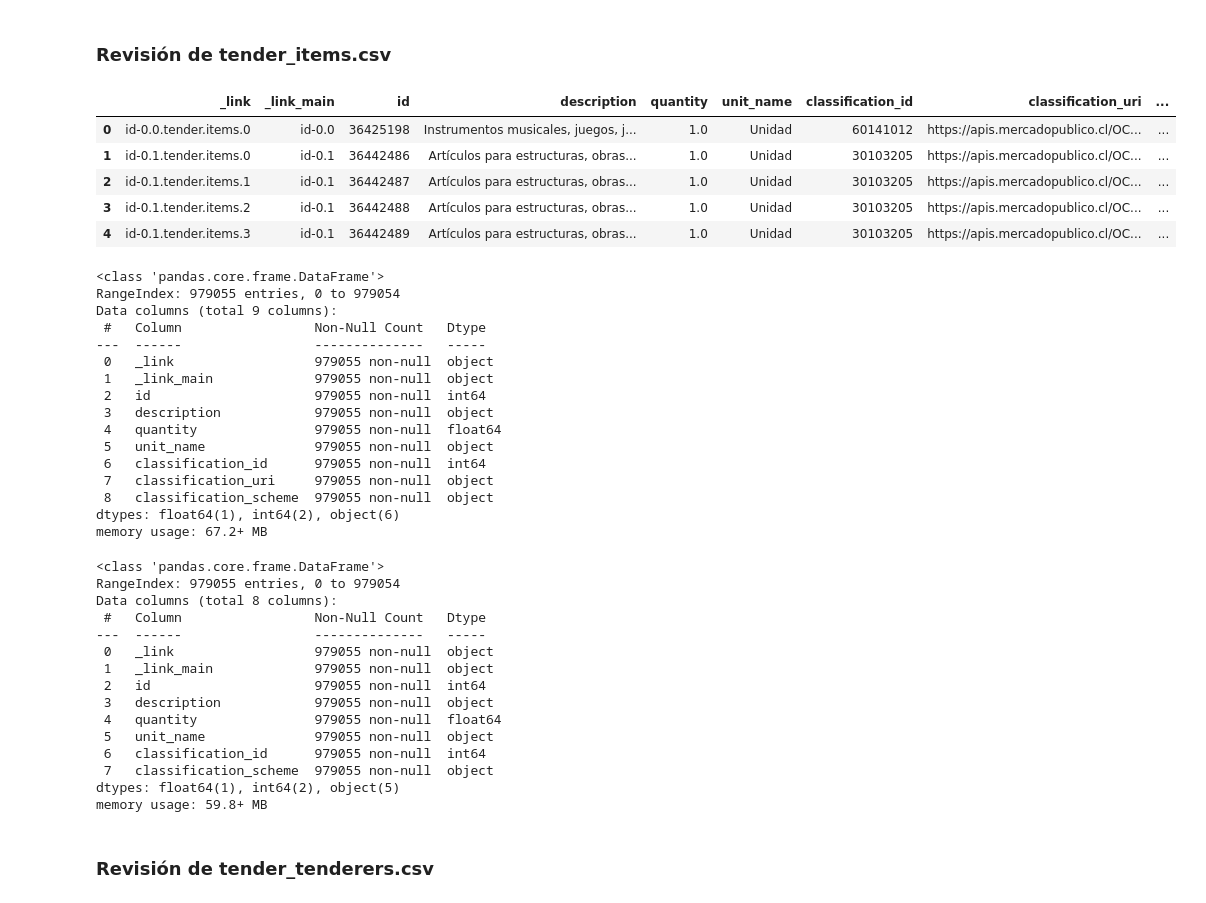
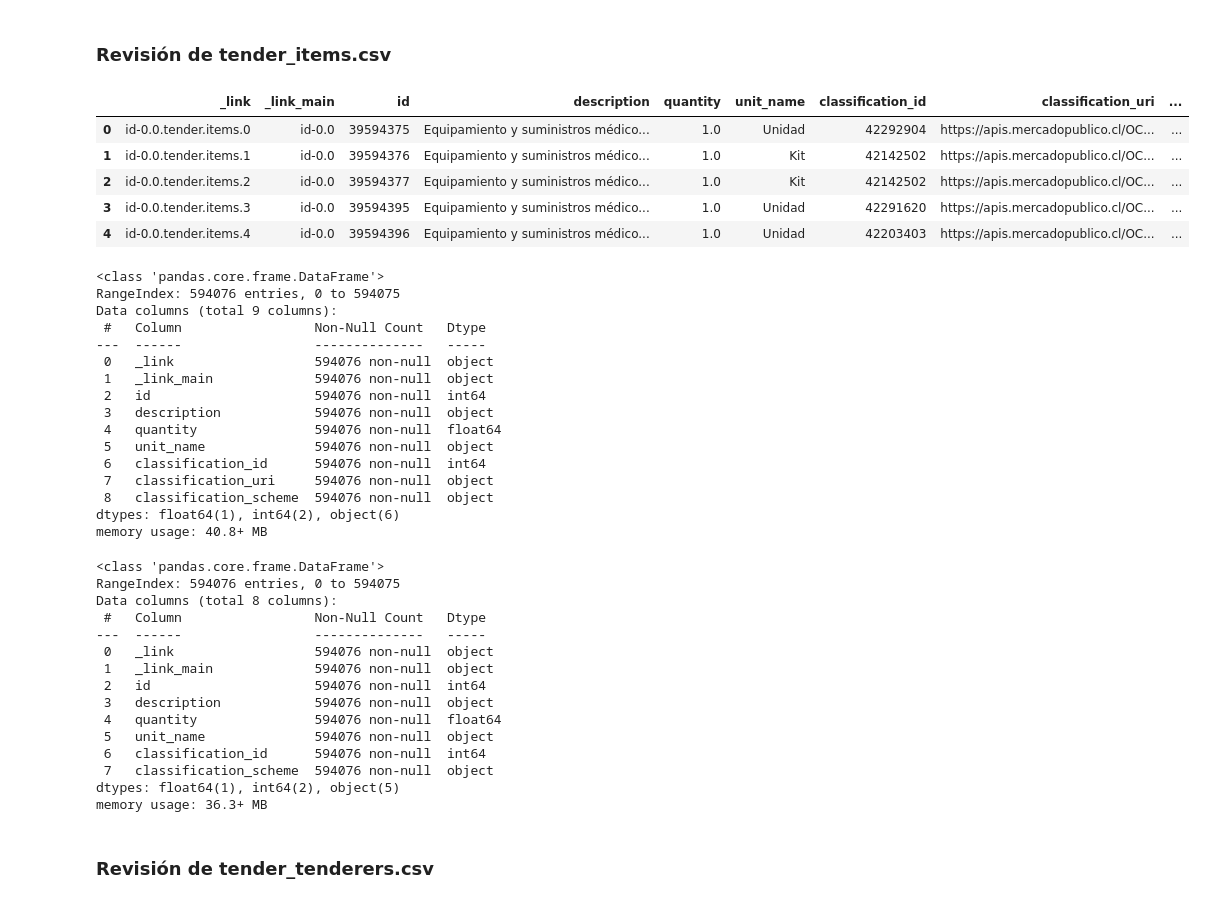
Before and after one commit to Camila-Rojas-05/Proyecto-IMT-2200-1-Grupo-14, a Jupyter notebook: Datos y trabajo con muestras/Revision_limpieza_2021.ipynb, the cells around one changed output. Saved outputs shown, nothing was run; the diff lists cells and outputs as text; code cells hidden in the pictures.

```diff
--- a/Datos y trabajo con muestras/Revision_limpieza_2021.ipynb
+++ b/Datos y trabajo con muestras/Revision_limpieza_2021.ipynb
@@ -672,55 +692,55 @@ df_parties_add.drop(columns=["uri", "scheme", "_link_main"],inplace=True)
 # %% [markdown]
 ### Revisión de tender_items.csv
 # %%
-camino = path.join("Chile","2018", "tender_items.csv")
+camino = path.join("Chile","2021", "tender_items.csv")
 df_tender_item = pd.read_csv(camino, sep=",")
 df_tender_item.head()
 # %% [output]
 |  | _link | _link_main | id | description | quantity | unit_name | classification_id | classification_uri | ... |
-| 0 | id-0.0.tender.items.0 | id-0.0 | 36425198 | Instrumentos musicales, juegos, j... | 1.0 | Unidad | 60141012 | https://apis.mercadopublico.cl/OC... | ... |
-| 1 | id-0.1.tender.items.0 | id-0.1 | 36442486 | Artículos para estructuras, obras... | 1.0 | Unidad | 30103205 | https://apis.mercadopublico.cl/OC... | ... |
-| 2 | id-0.1.tender.items.1 | id-0.1 | 36442487 | Artículos para estructuras, obras... | 1.0 | Unidad | 30103205 | https://apis.mercadopublico.cl/OC... | ... |
-| 3 | id-0.1.tender.items.2 | id-0.1 | 36442488 | Artículos para estructuras, obras... | 1.0 | Unidad | 30103205 | https://apis.mercadopublico.cl/OC... | ... |
-| 4 | id-0.1.tender.items.3 | id-0.1 | 36442489 | Artículos para estructuras, obras... | 1.0 | Unidad | 30103205 | https://apis.mercadopublico.cl/OC... | ... |
+| 0 | id-0.0.tender.items.0 | id-0.0 | 39594375 | Equipamiento y suministros médico... | 1.0 | Unidad | 42292904 | https://apis.mercadopublico.cl/OC... | ... |
+| 1 | id-0.0.tender.items.1 | id-0.0 | 39594376 | Equipamiento y suministros médico... | 1.0 | Kit | 42142502 | https://apis.mercadopublico.cl/OC... | ... |
+| 2 | id-0.0.tender.items.2 | id-0.0 | 39594377 | Equipamiento y suministros médico... | 1.0 | Kit | 42142502 | https://apis.mercadopublico.cl/OC... | ... |
+| 3 | id-0.0.tender.items.3 | id-0.0 | 39594395 | Equipamiento y suministros médico... | 1.0 | Unidad | 42291620 | https://apis.mercadopublico.cl/OC... | ... |
+| 4 | id-0.0.tender.items.4 | id-0.0 | 39594396 | Equipamiento y suministros médico... | 1.0 | Unidad | 42203403 | https://apis.mercadopublico.cl/OC... | ... |
 # %%
 df_tender_item.info()
 # %% [output]
 <class 'pandas.core.frame.DataFrame'>
-RangeIndex: 979055 entries, 0 to 979054
+RangeIndex: 594076 entries, 0 to 594075
 Data columns (total 9 columns):
  #   Column                 Non-Null Count   Dtype
 ---  ------                 --------------   -----
- 0   _link                  979055 non-null  object
- 1   _link_main             979055 non-null  object
- 2   id                     979055 non-null  int64
- 3   description            979055 non-null  object
- 4   quantity               979055 non-null  float64
- 5   unit_name              979055 non-null  object
- 6   classification_id      979055 non-null  int64
- 7   classification_uri     979055 non-null  object
- 8   classification_scheme  979055 non-null  object
+ 0   _link                  594076 non-null  object
+ 1   _link_main             594076 non-null  object
+ 2   id                     594076 non-null  int64
+ 3   description            594076 non-null  object
+ 4   quantity               594076 non-null  float64
+ 5   unit_name              594076 non-null  object
+ 6   classification_id      594076 non-null  int64
+ 7   classification_uri     594076 non-null  object
+ 8   classification_scheme  594076 non-null  object
 dtypes: float64(1), int64(2), object(6)
-memory usage: 67.2+ MB
+memory usage: 40.8+ MB
 # %%
 df_tender_item.drop(columns=["classification_uri"], inplace=True)
 # %%
 df_tender_item.info()
 # %% [output]
 <class 'pandas.core.frame.DataFrame'>
-RangeIndex: 979055 entries, 0 to 979054
+RangeIndex: 594076 entries, 0 to 594075
 Data columns (total 8 columns):
  #   Column                 Non-Null Count   Dtype
 ---  ------                 --------------   -----
- 0   _link                  979055 non-null  object
- 1   _link_main             979055 non-null  object
- 2   id                     979055 non-null  int64
- 3   description            979055 non-null  object
- 4   quantity               979055 non-null  float64
- 5   unit_name              979055 non-null  object
- 6   classification_id      979055 non-null  int64
- 7   classification_scheme  979055 non-null  object
+ 0   _link                  594076 non-null  object
+ 1   _link_main             594076 non-null  object
+ 2   id                     594076 non-null  int64
+ 3   description            594076 non-null  object
+ 4   quantity               594076 non-null  float64
+ 5   unit_name              594076 non-null  object
+ 6   classification_id      594076 non-null  int64
+ 7   classification_scheme  594076 non-null  object
 dtypes: float64(1), int64(2), object(5)
-memory usage: 59.8+ MB
+memory usage: 36.3+ MB
 # %% [markdown]
 ### Revisión de tender_tenderers.csv
 # %%
```
Also changed, not shown: parts of 17 cells of this notebook, 5 other files.
